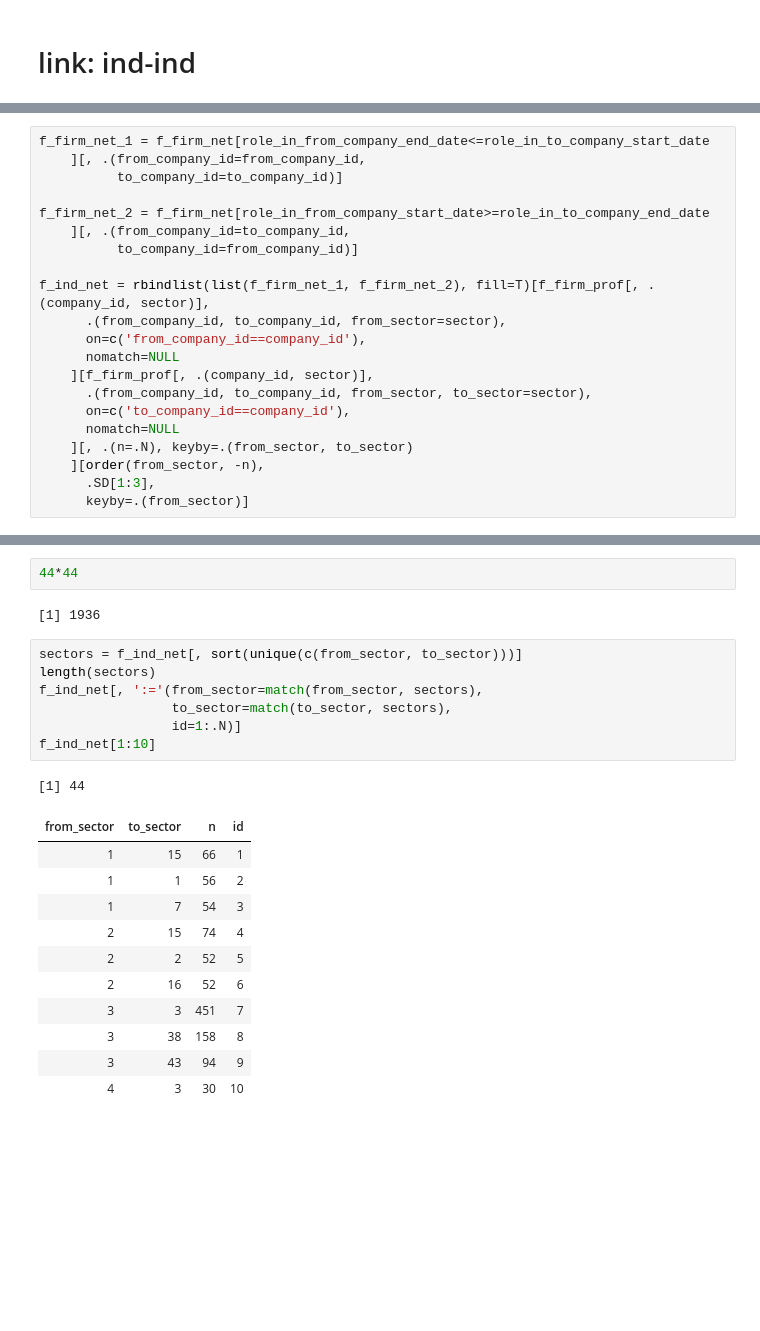
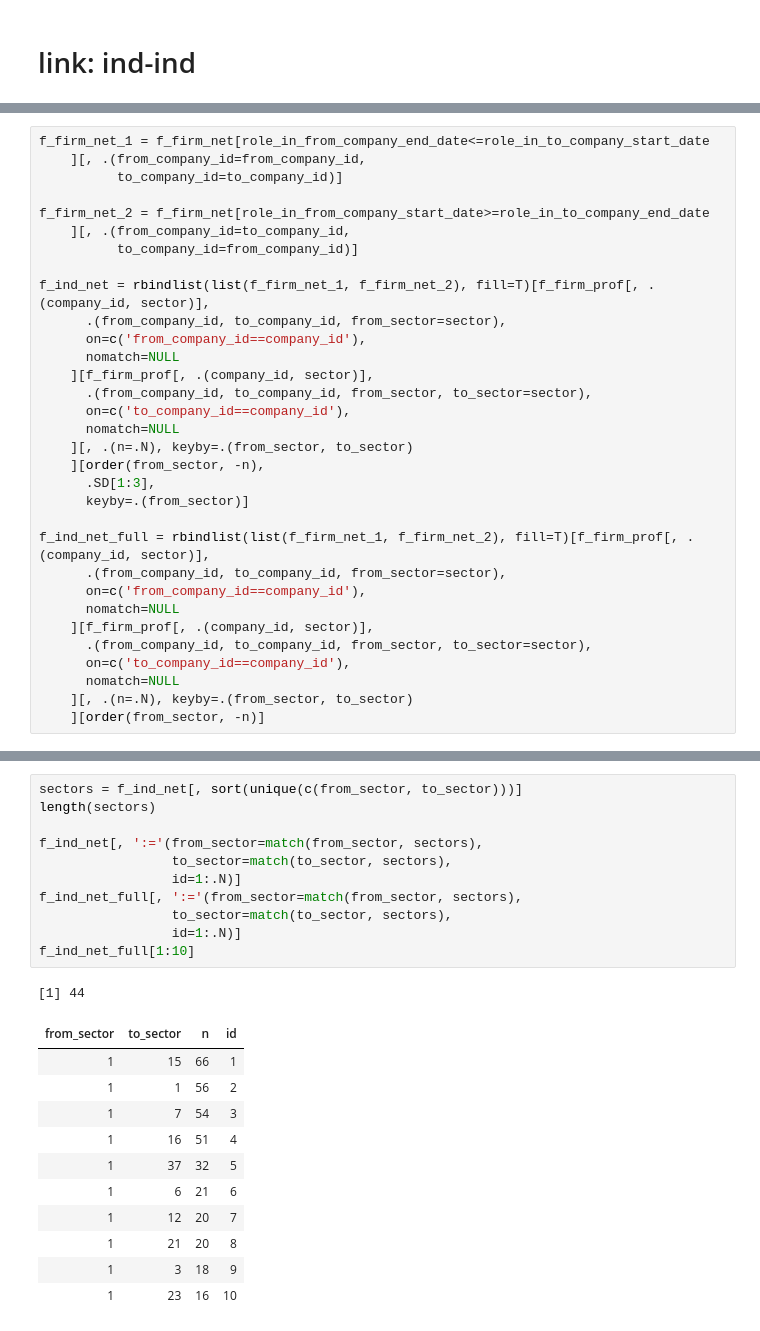
Before and after one commit to YuanyuanTong/CompanyLinks, a Jupyter notebook: data/firm-link.ipynb, the cells around one changed output, grey strips where cells are left out. Cells and saved outputs as stored; diff of their text form; blank space fills up the shorter version.

```diff
--- a/data/firm-link.ipynb
+++ b/data/firm-link.ipynb
@@ -477,3 +465,14 @@ f_ind_net = rbindlist(list(f_firm_net_1, f_firm_net_2), fill=T)[f_firm_prof[, .(
     ][order(from_sector, -n),
       .SD[1:3],
       keyby=.(from_sector)]
+
+f_ind_net_full = rbindlist(list(f_firm_net_1, f_firm_net_2), fill=T)[f_firm_prof[, .(company_id, sector)],
+      .(from_company_id, to_company_id, from_sector=sector),
+      on=c('from_company_id==company_id'),
+      nomatch=NULL
+    ][f_firm_prof[, .(company_id, sector)],
+      .(from_company_id, to_company_id, from_sector, to_sector=sector),
+      on=c('to_company_id==company_id'),
+      nomatch=NULL
+    ][, .(n=.N), keyby=.(from_sector, to_sector)
+    ][order(from_sector, -n)]
@@ -500,27 +479,27 @@ print(sectors)
-# %%
-44*44
-# %% [output]
-[1] 1936
 # %%
 sectors = f_ind_net[, sort(unique(c(from_sector, to_sector)))]
 length(sectors)
+
 f_ind_net[, ':='(from_sector=match(from_sector, sectors),
                  to_sector=match(to_sector, sectors),
                  id=1:.N)]
-f_ind_net[1:10]
+f_ind_net_full[, ':='(from_sector=match(from_sector, sectors),
+                 to_sector=match(to_sector, sectors),
+                 id=1:.N)]
+f_ind_net_full[1:10]
 # %% [output]
 [1] 44
 | from_sector | to_sector | n | id |
 | 1 | 15 | 66 | 1 |
 | 1 | 1 | 56 | 2 |
 | 1 | 7 | 54 | 3 |
-| 2 | 15 | 74 | 4 |
-| 2 | 2 | 52 | 5 |
-| 2 | 16 | 52 | 6 |
-| 3 | 3 | 451 | 7 |
-| 3 | 38 | 158 | 8 |
-| 3 | 43 | 94 | 9 |
-| 4 | 3 | 30 | 10 |
+| 1 | 16 | 51 | 4 |
+| 1 | 37 | 32 | 5 |
+| 1 | 6 | 21 | 6 |
+| 1 | 12 | 20 | 7 |
+| 1 | 21 | 20 | 8 |
+| 1 | 3 | 18 | 9 |
+| 1 | 23 | 16 | 10 |
 # %%
 ind_matrix = matrix(0, nrow=44, ncol=44)
 for (i in 1:nrow(f_ind_net)) {
```
Also changed, not shown: parts of 5 cells of this notebook, 4 other files.
